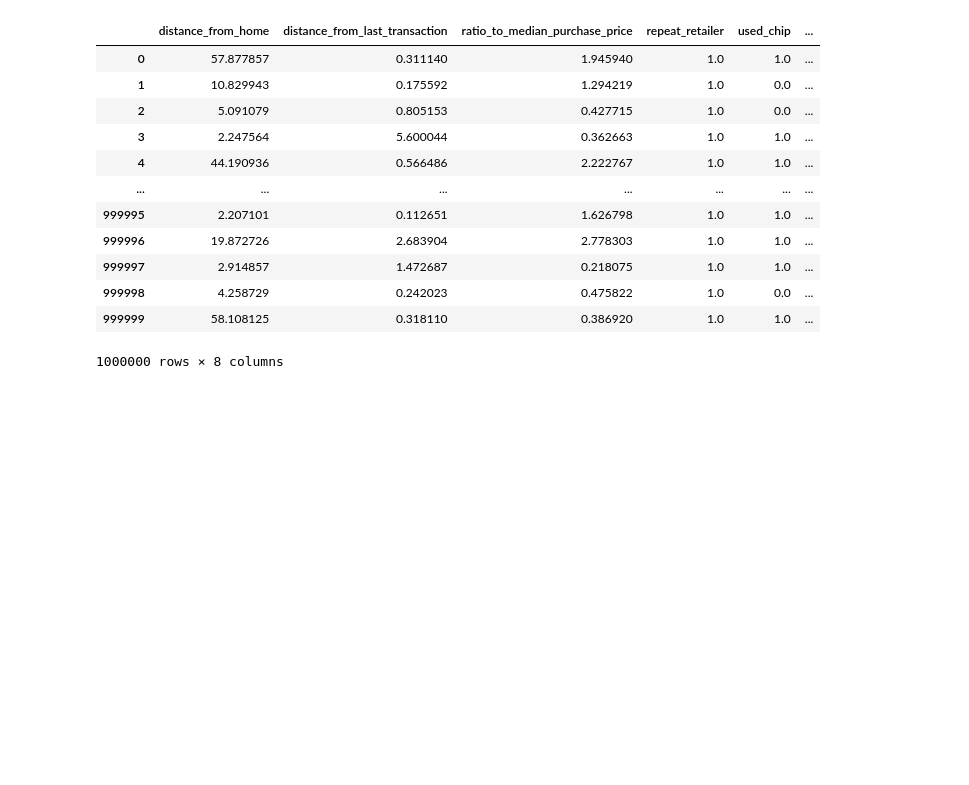
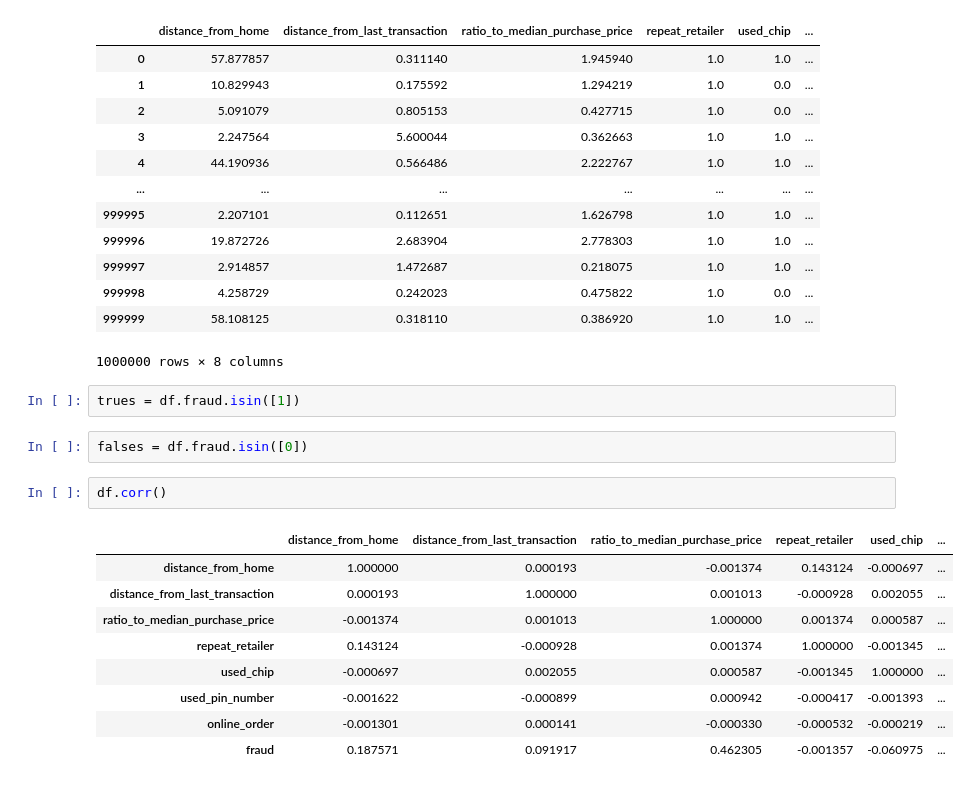
Before and after one commit to DonovanTong/credit-card-fraud-model, a Jupyter notebook: Untitled.ipynb, the cells around one changed output. Cells and saved outputs as stored; diff of their text form; blank space fills up the shorter version.

```diff
--- a/Untitled.ipynb
+++ b/Untitled.ipynb
@@ -19,3 +22,19 @@ df
 | 999998 | 4.258729 | 0.242023 | 0.475822 | 1.0 | 0.0 | ... |
 | 999999 | 58.108125 | 0.318110 | 0.386920 | 1.0 | 1.0 | ... |
 1000000 rows × 8 columns
+# %%
+trues = df.fraud.isin([1])
+# %%
+falses = df.fraud.isin([0])
+# %%
+df.corr()
+# %% [output]
+|  | distance_from_home | distance_from_last_transaction | ratio_to_median_purchase_price | repeat_retailer | used_chip | ... |
+| distance_from_home | 1.000000 | 0.000193 | -0.001374 | 0.143124 | -0.000697 | ... |
+| distance_from_last_transaction | 0.000193 | 1.000000 | 0.001013 | -0.000928 | 0.002055 | ... |
+| ratio_to_median_purchase_price | -0.001374 | 0.001013 | 1.000000 | 0.001374 | 0.000587 | ... |
+| repeat_retailer | 0.143124 | -0.000928 | 0.001374 | 1.000000 | -0.001345 | ... |
+| used_chip | -0.000697 | 0.002055 | 0.000587 | -0.001345 | 1.000000 | ... |
+| used_pin_number | -0.001622 | -0.000899 | 0.000942 | -0.000417 | -0.001393 | ... |
+| online_order | -0.001301 | 0.000141 | -0.000330 | -0.000532 | -0.000219 | ... |
+| fraud | 0.187571 | 0.091917 | 0.462305 | -0.001357 | -0.060975 | ... |
```
Also changed, not shown: parts of 12 cells of this notebook.
